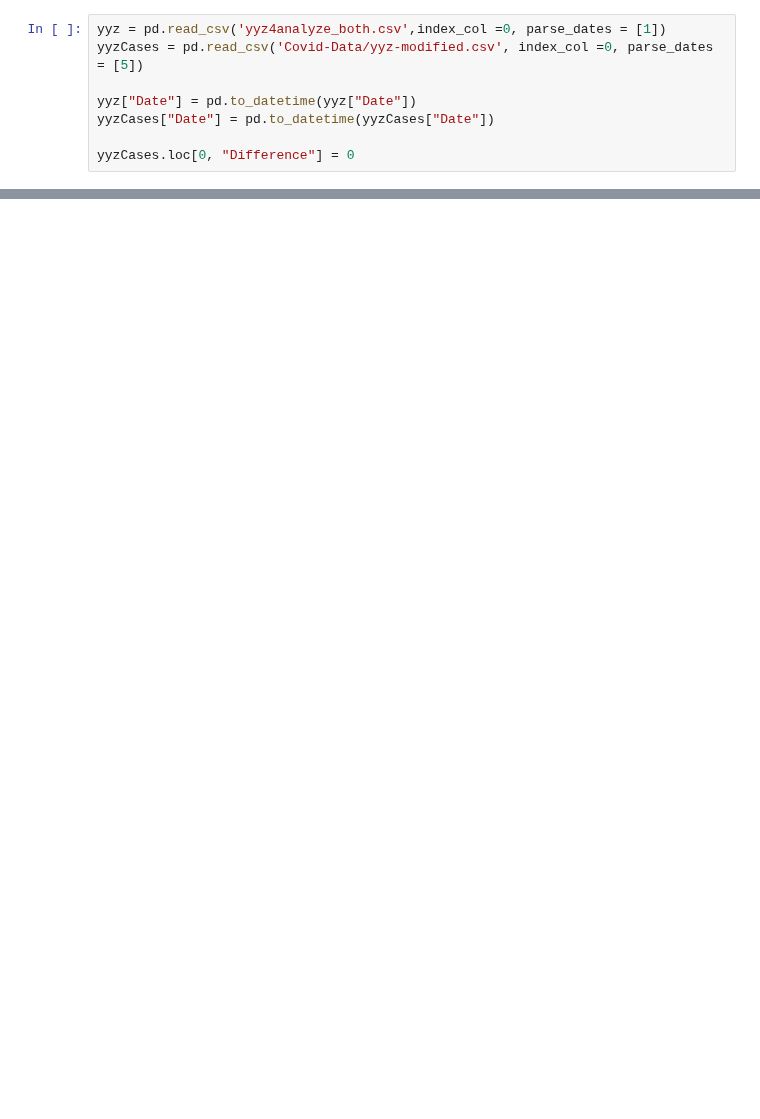
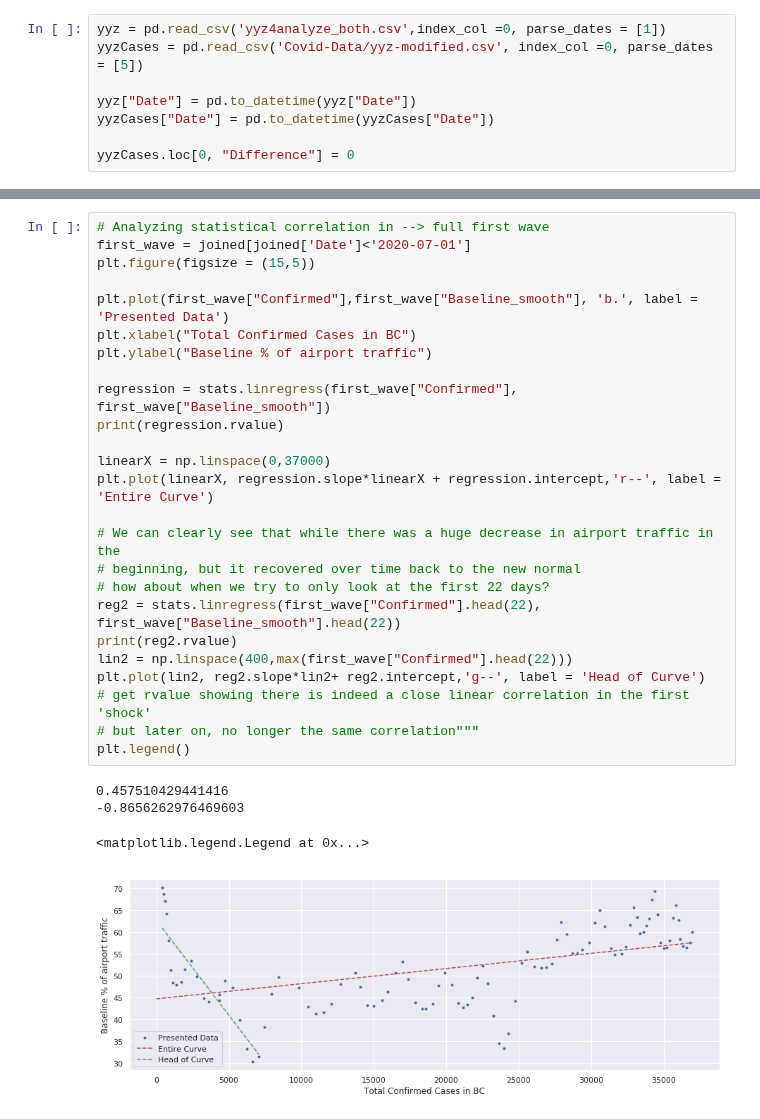
Before and after one commit to clement-ip/covid-airport-travel, a Jupyter notebook: analyzeYYZ.ipynb, the cells around one changed output, grey strips where cells are left out. Saved outputs shown, nothing was run; the diff lists cells and outputs as text; blank space fills up the shorter version.

Commit message:
added missing stats/ml to YYZ

```diff
--- a/analyzeYYZ.ipynb
+++ b/analyzeYYZ.ipynb
@@ -103,0 +140,30 @@ plt.plot(linearX, reg.slope*linearX + reg.intercept,'r-')
+# %%
+# Analyzing statistical correlation in --> full first wave
+first_wave = joined[joined['Date']<'2020-07-01']
+plt.figure(figsize = (15,5))
+
+plt.plot(first_wave["Confirmed"],first_wave["Baseline_smooth"], 'b.', label = 'Presented Data')
+plt.xlabel("Total Confirmed Cases in BC")
+plt.ylabel("Baseline % of airport traffic")
+
+regression = stats.linregress(first_wave["Confirmed"], first_wave["Baseline_smooth"])
+print(regression.rvalue)
+
+linearX = np.linspace(0,37000)
+plt.plot(linearX, regression.slope*linearX + regression.intercept,'r--', label = 'Entire Curve')
+
+# We can clearly see that while there was a huge decrease in airport traffic in the
+# beginning, but it recovered over time back to the new normal
+# how about when we try to only look at the first 22 days?
+reg2 = stats.linregress(first_wave["Confirmed"].head(22), first_wave["Baseline_smooth"].head(22))
+print(reg2.rvalue)
+lin2 = np.linspace(400,max(first_wave["Confirmed"].head(22)))
+plt.plot(lin2, reg2.slope*lin2+ reg2.intercept,'g--', label = 'Head of Curve')
+# get rvalue showing there is indeed a close linear correlation in the first 'shock'
+# but later on, no longer the same correlation"""
+plt.legend()
+# %% [output]
+0.457510429441416
+-0.8656262976469603
+<matplotlib.legend.Legend at 0x...>
+[figure, added]
```
Also changed, not shown: parts of 10 cells of this notebook, 1 other file.
